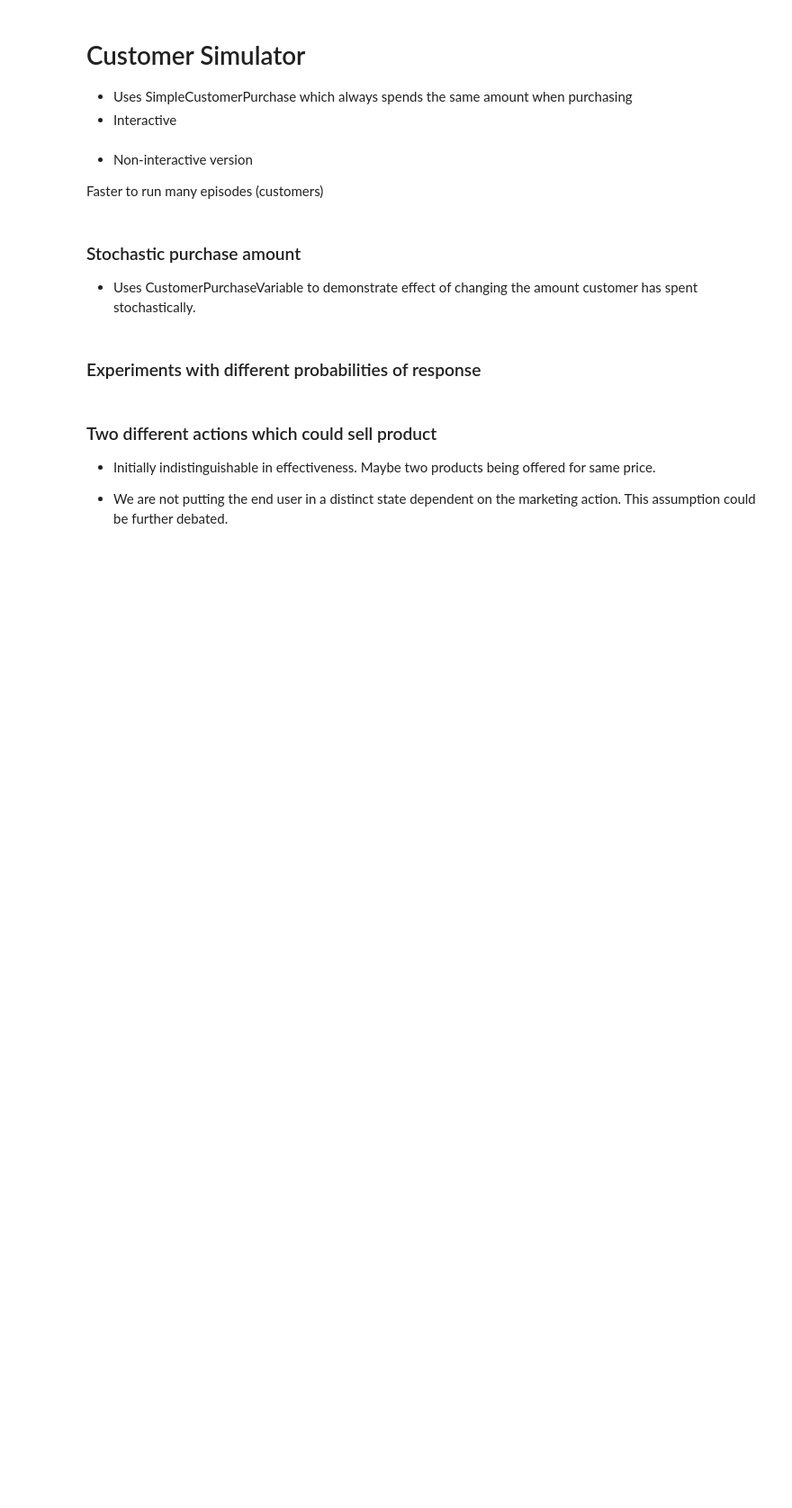
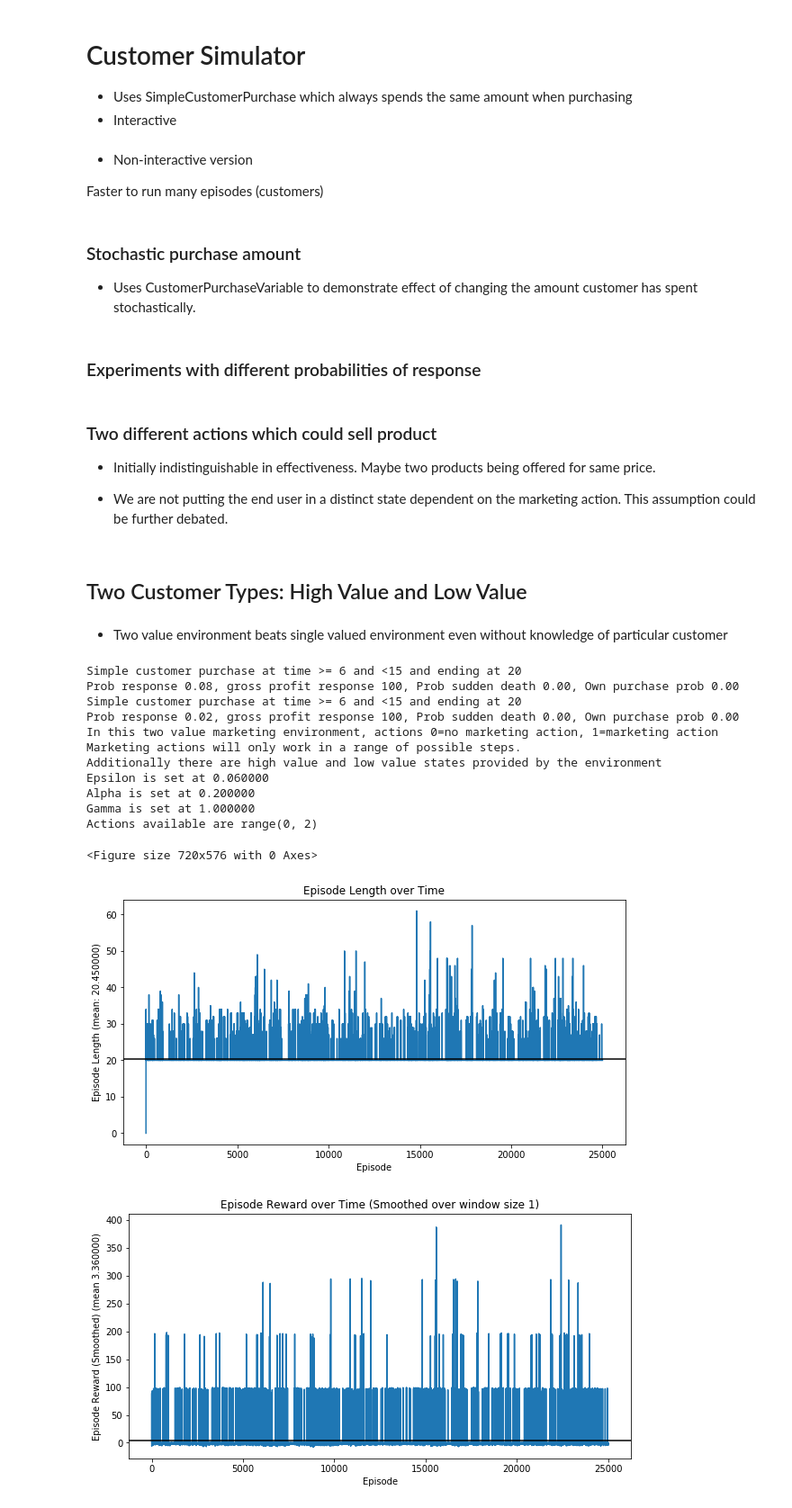
Before and after one commit to extrospective/marketing-rl, a Jupyter notebook: SimpleMarketing/SimpleMarketingTest.ipynb, the cells around one changed output. Shown at 90% size. Cells and saved outputs as stored; diff of their text form; code cells hidden in the pictures; blank space fills up the shorter version.

Commit message:
multiple customer types can now be setup in an environment and environment can be parameterized to guess which ones are which

```diff
--- a/SimpleMarketing/SimpleMarketingTest.ipynb
+++ b/SimpleMarketing/SimpleMarketingTest.ipynb
@@ -471,3 +446,5 @@ agent = QLearningAgent([0,1,2], epsilon=0.02)
 experiment = Experiment(env, agent)
 random.seed(42)
 experiment.run_qlearning(episode_count, interactive)
+# %% [markdown]
+## Two Customer Types: High Value and Low Value
@@ -473,0 +463,29 @@ experiment.run_qlearning(episode_count, interactive)
+# %% [markdown]
+* Two value environment beats single valued environment even without knowledge of particular customer
+# %%
+# Two value environment - winner
+interactive = False
+%matplotlib inline
+episode_count = 25000
+cust1 = SimpleCustomerPurchase(tmin=6, tmax=15, tdeath=20, prob_response=0.08, gross_profit_response=100)
+cust2 = SimpleCustomerPurchase(tmin=6, tmax=15, tdeath=20, prob_response=0.02, gross_profit_response=100)
+env = TwoValueMarketingEnv([cust1, cust2], p_initial_high=0.3, p_low_to_high=.5, p_high_to_low=.1)
+agent = QLearningAgent(range(env.action_space.n), alpha=0.2, epsilon=0.06)
+experiment = Experiment(env, agent)
+random.seed(42)
+experiment.run_qlearning(episode_count, interactive)
+# %% [output]
+Simple customer purchase at time >= 6 and <15 and ending at 20
+Prob response 0.08, gross profit response 100, Prob sudden death 0.00, Own purchase prob 0.00
+Simple customer purchase at time >= 6 and <15 and ending at 20
+Prob response 0.02, gross profit response 100, Prob sudden death 0.00, Own purchase prob 0.00
+In this two value marketing environment, actions 0=no marketing action, 1=marketing action
+Marketing actions will only work in a range of possible steps.
+Additionally there are high value and low value states provided by the environment
+Epsilon is set at 0.060000
+Alpha is set at 0.200000
+Gamma is set at 1.000000
+Actions available are range(0, 2)
+<Figure size 720x576 with 0 Axes>
+[figure, added]
+[figure, added]
```
Also changed, not shown: parts of 7 cells of this notebook, 1 other file.
